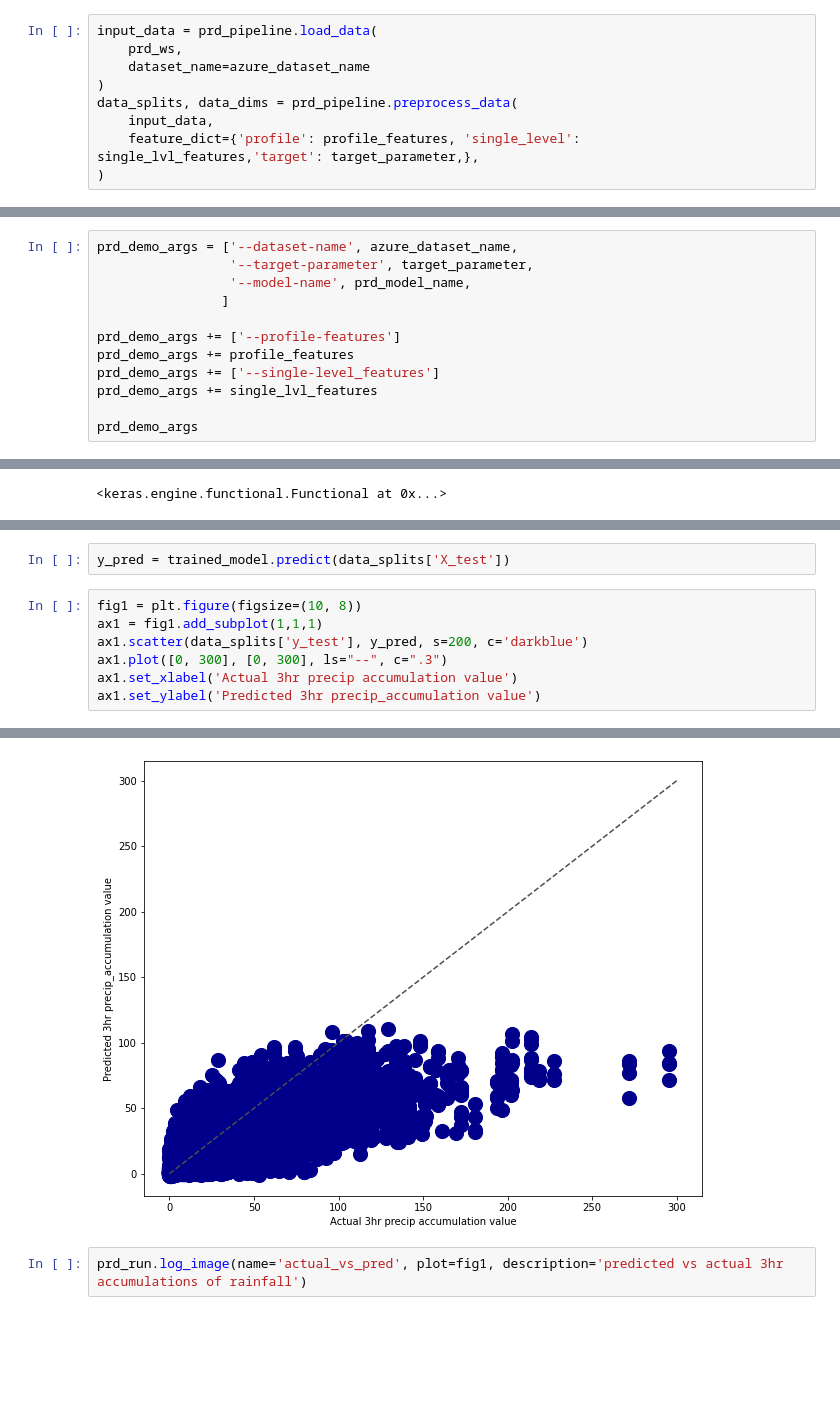
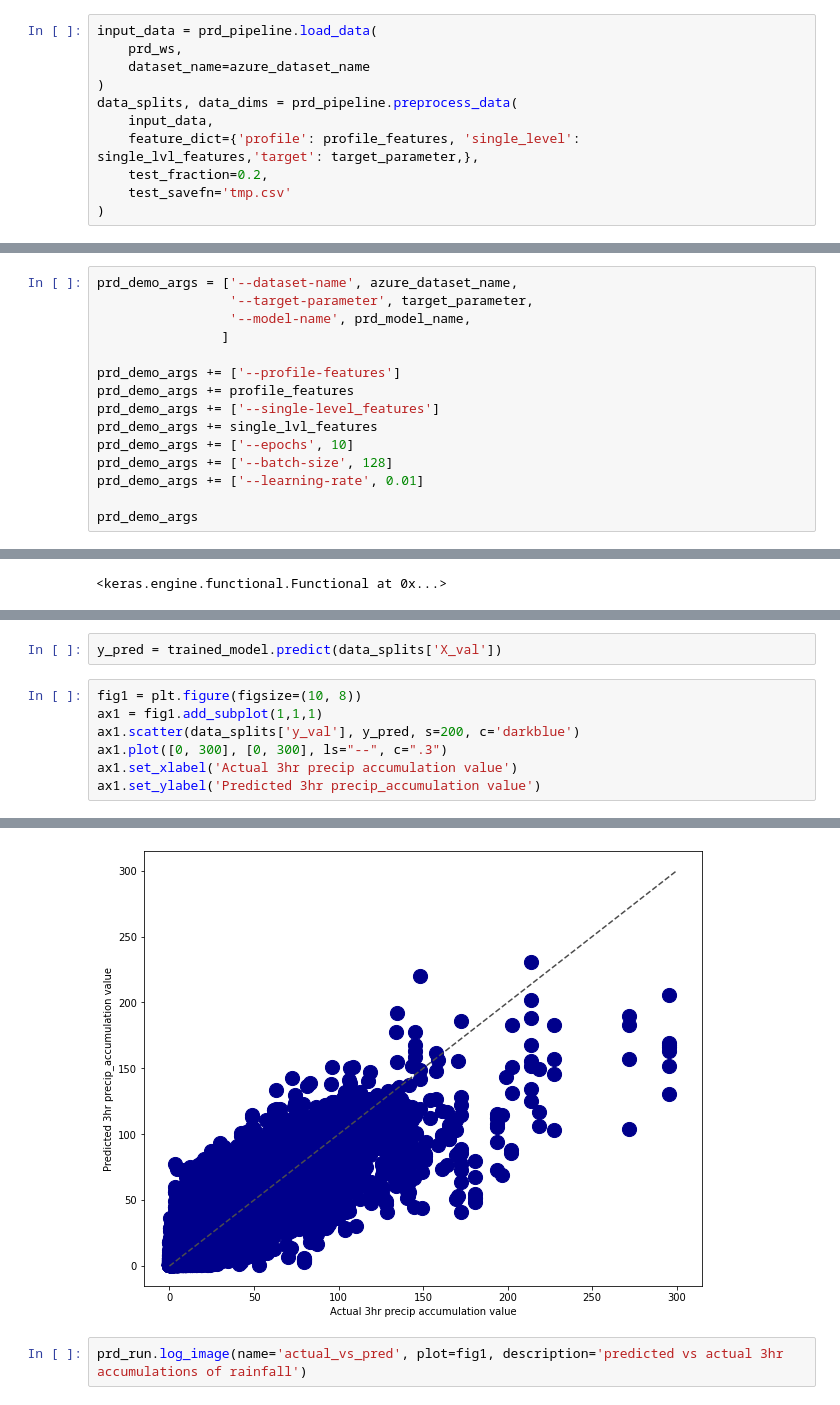
Before and after one commit to informatics-lab/precip_rediagnosis, a Jupyter notebook: model_pipeline/prd_mlops_azml_cluster_demo.ipynb, the cells around one changed output, grey strips where cells are left out. Cells and saved outputs as stored; diff of their text form; blank space fills up the shorter version.

Commit message:
Updating azureml demos to work with updated prd_pipeline script

```diff
--- a/model_pipeline/prd_mlops_azml_cluster_demo.ipynb
+++ b/model_pipeline/prd_mlops_azml_cluster_demo.ipynb
@@ -73,6 +73,8 @@ input_data = prd_pipeline.load_data(
 data_splits, data_dims = prd_pipeline.preprocess_data(
     input_data,
     feature_dict={'profile': profile_features, 'single_level': single_lvl_features,'target': target_parameter,},
+    test_fraction=0.2,
+    test_savefn='tmp.csv'
 )
 # %% [output]
 {'profile': ['air_temperature', 'relative_humidity'], 'single_level': ['air_pressure_at_sea_level'], 'target': 'rainfall_rate_composite'}
@@ -100,6 +102,9 @@ prd_demo_args += ['--profile-features']
 prd_demo_args += profile_features
 prd_demo_args += ['--single-level_features']
 prd_demo_args += single_lvl_features
+prd_demo_args += ['--epochs', 10]
+prd_demo_args += ['--batch-size', 128]
+prd_demo_args += ['--learning-rate', 0.01]
 
 prd_demo_args
 # %% [output]
@@ -154,15 +169,15 @@ dict_keys(['X_train', 'X_test', 'y_train', 'y_test'])
 # %%
-y_pred = trained_model.predict(data_splits['X_test'])
+y_pred = trained_model.predict(data_splits['X_val'])
 # %%
 fig1 = plt.figure(figsize=(10, 8))
 ax1 = fig1.add_subplot(1,1,1)
-ax1.scatter(data_splits['y_test'], y_pred, s=200, c='darkblue')
+ax1.scatter(data_splits['y_val'], y_pred, s=200, c='darkblue')
 ax1.plot([0, 300], [0, 300], ls="--", c=".3")
 ax1.set_xlabel('Actual 3hr precip accumulation value')
 ax1.set_ylabel('Predicted 3hr precip_accumulation value')
 # %% [output]
 Text(0, 0.5, 'Predicted 3hr precip_accumulation value')
-[figure, old version]
+[figure, new version]
 # %%
 prd_run.log_image(name='actual_vs_pred', plot=fig1, description='predicted vs actual 3hr accumulations of rainfall')
 # %%
```
Also changed, not shown: parts of 4 cells of this notebook, 1 other file.
